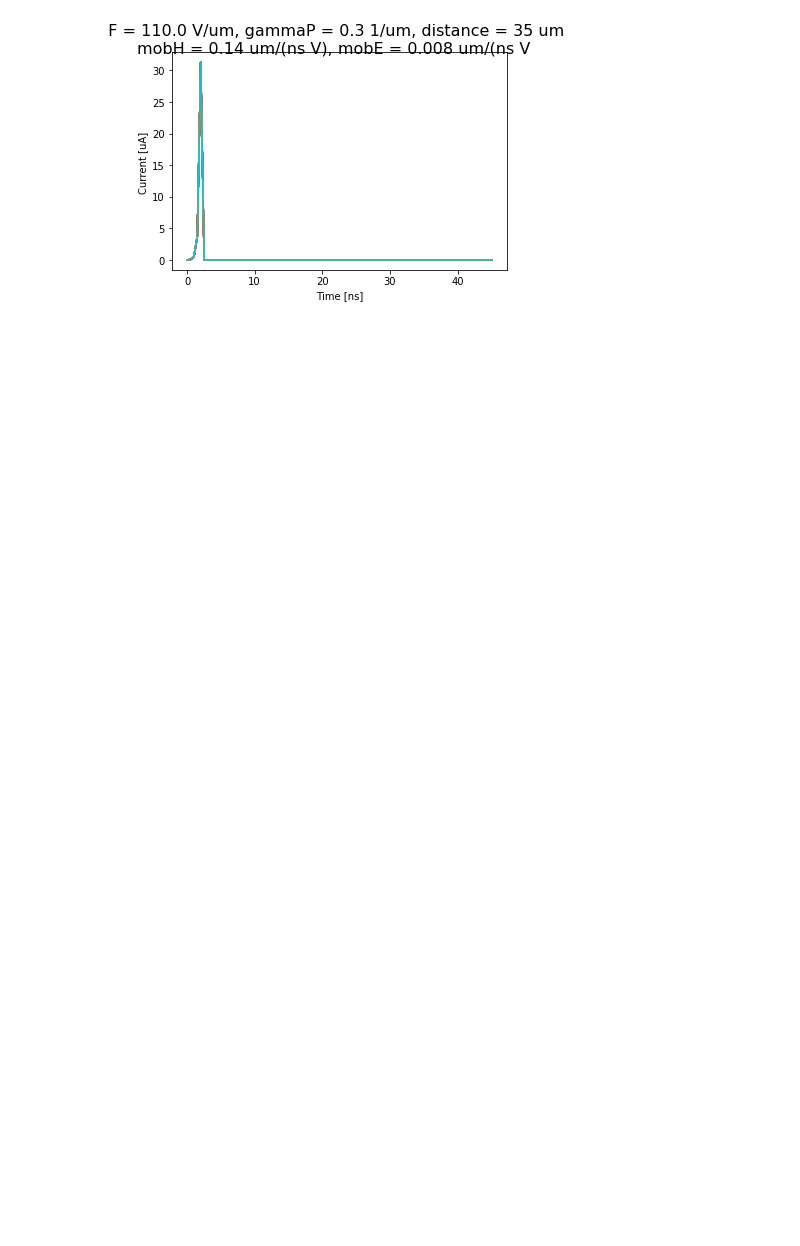
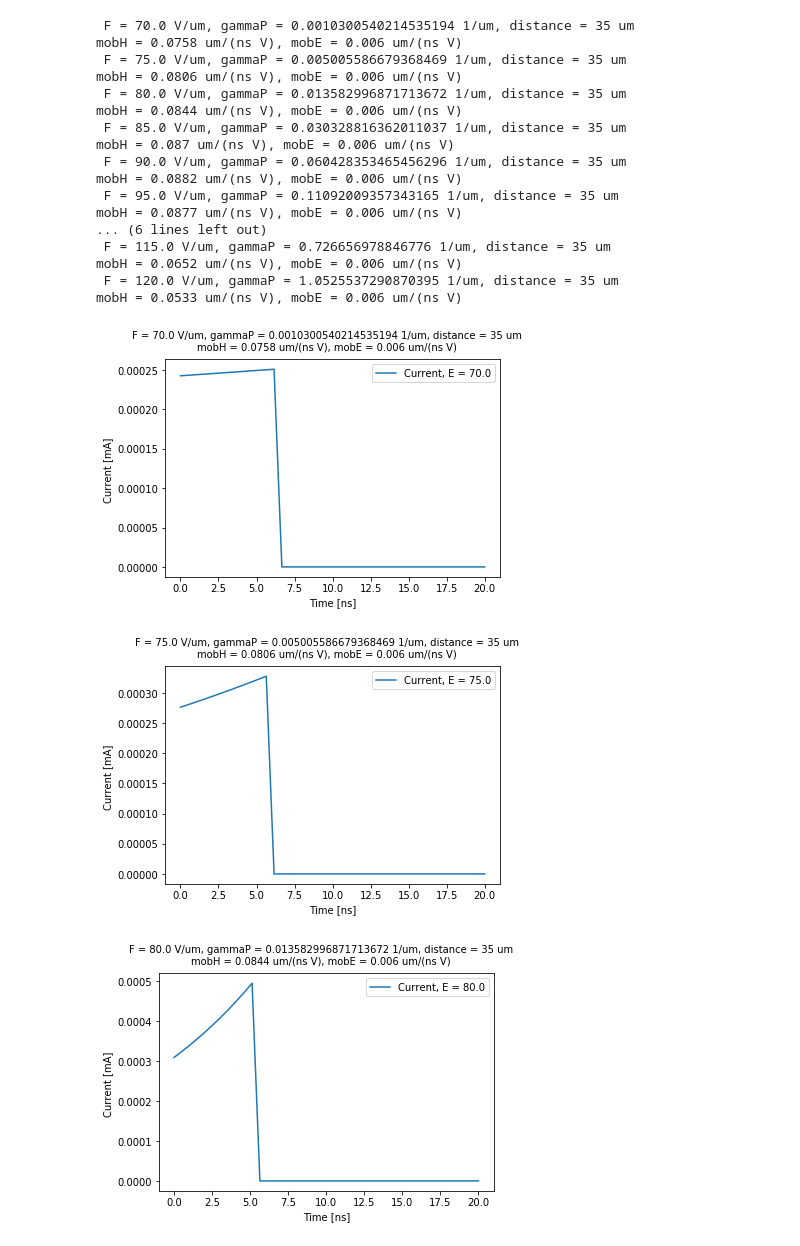
Before and after one commit to ElenaGramellini/ASelenium, a Jupyter notebook: ASelCalc.ipynb, the cells around one changed output. Drawn from its saved outputs; the diff is of its cells as text; code cells hidden in the pictures; blank space fills up the shorter version.

```diff
--- a/ASelCalc.ipynb
+++ b/ASelCalc.ipynb
@@ -121,4 +150,7 @@ def elecCurent(timeE, timeH, distance, eField, gamma,time=1):
     return I
+# %%
+def sumCurent(distance, eField, gamma,time=1):
+    return elecCurent(distance, eField, gamma,time=1) + holeCurent(distance, eField, gamma, time=1)
 # %%
 F      = 100 # Electric Field [V/um]
 FAV    = 100 # Electric Field threshold for Avalanche Multiplication [V/um]
@@ -142,16 +174,15 @@ t2  = np.linspace(0,45,90)
 # %%
 fh = np.vectorize(holeCurent)
 fe = np.vectorize(elecCurent)
-mobH = mobility(th, d, F)
-mobE = mobility(te, d, F)
-mobES = "{:.3f}".format(mobE)
+mobH = np.round_(mobility(F),4)
+mobE = 0.006
 fig,  ax2  = plt.subplots()
-title =  " F = "+str(F)+" V/um, gammaP = "+str(gammaP)+" 1/um, distance = "+str(d)+" um\n"+"mobH = "+str(mobH)+" um/(ns V), mobE = "+str(mobES)+" um/(ns V)"
-fig.suptitle(title, fontsize=16)
-ax2.set_ylabel("Current [A] ")
+title =  " F = "+str(F)+" V/um, gammaP = "+str(gammaP)+" 1/um, distance = "+str(d)+" um\n"+"mobH = "+str(mobH)+" um2/(ns V), mobE = "+str(mobE)+" um2/(ns V), n0 = 10000"
+fig.suptitle(title, fontsize=12)
+ax2.set_ylabel("Current [mA] ")
 ax2.set_xlabel("Time [ns]")
-ax2.plot(t2 , fh(   th,d,F,gammaP,t2) , label='Avalange Current')
-ax2.plot(t2 , fe(te,th,d,F,gammaP,t2) , label='Non-Avalange Current')
+ax2.plot(t2 , fh(d,F,gammaP,t2) , label='Avalange Current')
+ax2.plot(t2 , fe(d,F,gammaP,t2) , label='Non-Avalange Current')
 #ax2.set_xlim(18000,26000)
 ax2.legend()
 # %% [output]
@@ -160,18 +191,47 @@ ax2.legend()
 # %%
-valEFieldRange = np.linspace(70,110,40) #Field Range
-t3             = np.linspace(0,5)       # Time Range
+valEFieldRange = np.linspace(70,120,11) #Field Range
+#t3             = np.linspace(0,5)       # Time Range
+t3  = np.linspace(0,20,40)
+
 
 dicMaxI = {}
-fig,  ax2  = plt.subplots()
-ax2.set_ylabel("Current [uA] ")
-ax2.set_xlabel("Time [ns]")
+
+fsum = np.vectorize(sumCurent)
 
 for F in valEFieldRange:
-    title =  " F = "+str(F)+" V/um, gammaP = "+str(gammaP)+" 1/um, distance = "+str(d)+" um\n"+"mobH = "+str(mobH)+" um/(ns V), mobE = "+str(mobES)+" um/(ns V"
-    fig.suptitle(title, fontsize=16)
-    ax2.plot(t2 , 10e6*fh(   th,d,F,gammaP,t2) , label='Avalange Current')
-    #ax2.plot(t2 , 10e6*fe(te,th,d,F,gammaP,t2) , label='Non-Avalange Current')
-    #ax2.set_xlim(18000,26000)
-    #ax2.legend()
+    fig,  ax2  = plt.subplots()
+    ax2.set_ylabel("Current [mA] ")
+    ax2.set_xlabel("Time [ns]")
+
+    gammaP = ionization_coeff(F,4)
+    #mobH   = mobility(F)
+    mobH = np.round_(mobility(F),4)
+    title =  "F = "+str(F)+" V/um, gammaP = "+str(gammaP)+" 1/um, distance = "+str(d)+" um\n"+"mobH = "+str(mobH)+" um/(ns V), mobE = "+str(mobE)+" um/(ns V)"
+    print(" F = "+str(F)+" V/um, gammaP = "+str(gammaP)+" 1/um, distance = "+str(d)+" um\n"+"mobH = "+str(mobH)+" um/(ns V), mobE = "+str(mobE)+" um/(ns V)")
+    #title =  "Field Scan"
+    fig.suptitle(title, fontsize=10)
+    ax2.plot(t3 , fh(d,F,gammaP,t3) , label='Current, E = '+str(F))
+#    ax2.plot(t2 , fe(d,F,gammaP,t2) , label='Non-Avalange Current, E = '+str(F))
+#    ax2.set_xlim(0,20)
+    ax2.legend()
 # %% [output]
+ F = 70.0 V/um, gammaP = 0.0010300540214535194 1/um, distance = 35 um
+mobH = 0.0758 um/(ns V), mobE = 0.006 um/(ns V)
+ F = 75.0 V/um, gammaP = 0.005005586679368469 1/um, distance = 35 um
+mobH = 0.0806 um/(ns V), mobE = 0.006 um/(ns V)
+ F = 80.0 V/um, gammaP = 0.013582996871713672 1/um, distance = 35 um
+mobH = 0.0844 um/(ns V), mobE = 0.006 um/(ns V)
+ F = 85.0 V/um, gammaP = 0.030328816362011037 1/um, distance = 35 um
+mobH = 0.087 um/(ns V), mobE = 0.006 um/(ns V)
+ F = 90.0 V/um, gammaP = 0.060428353465456296 1/um, distance = 35 um
+mobH = 0.0882 um/(ns V), mobE = 0.006 um/(ns V)
+ F = 95.0 V/um, gammaP = 0.11092009357343165 1/um, distance = 35 um
+mobH = 0.0877 um/(ns V), mobE = 0.006 um/(ns V)
+... (6 lines left out)
+ F = 115.0 V/um, gammaP = 0.726656978846776 1/um, distance = 35 um
+mobH = 0.0652 um/(ns V), mobE = 0.006 um/(ns V)
+ F = 120.0 V/um, gammaP = 1.0525537290870395 1/um, distance = 35 um
+mobH = 0.0533 um/(ns V), mobE = 0.006 um/(ns V)
-[figure, old version]
+[figure, new version]
+[figure, added]
+[figure, added]
```
Also changed, not shown: parts of 12 cells of this notebook, 1 other file.
